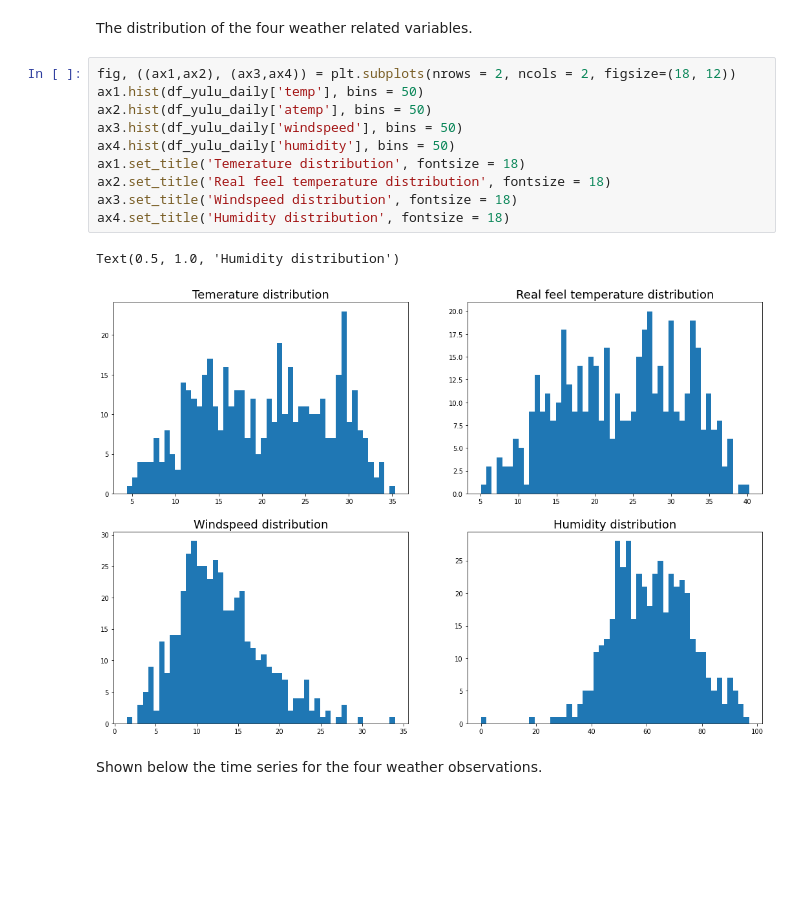
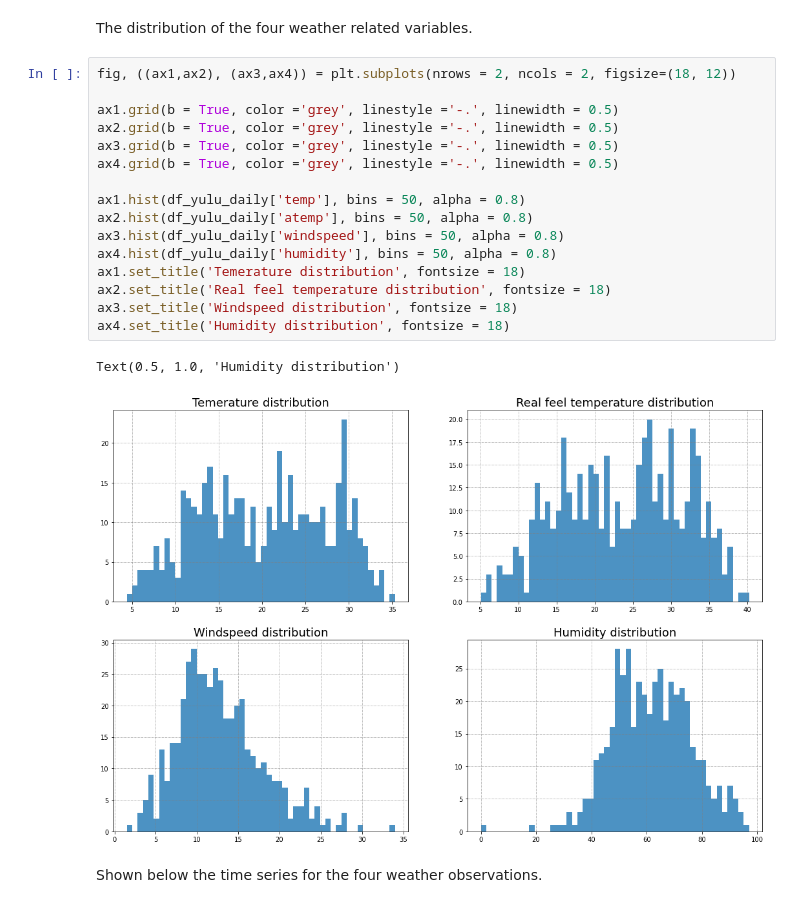
Before and after one commit to ptrGSKA/Business_case-Yulu-Hypothesis_testing, a Jupyter notebook: Yulu_Business_Hypothesis_Testing.ipynb, the cells around one changed output. Drawn from its saved outputs; the diff is of its cells as text; blank space fills up the shorter version.

Commit message:
Added description of the visualizations and data. Added and improved plots.

```diff
--- a/Yulu_Business_Hypothesis_Testing.ipynb
+++ b/Yulu_Business_Hypothesis_Testing.ipynb
@@ -260,17 +332,23 @@ plt.grid()
 The distribution of the four weather related variables.
 # %%
 fig, ((ax1,ax2), (ax3,ax4)) = plt.subplots(nrows = 2, ncols = 2, figsize=(18, 12))
-ax1.hist(df_yulu_daily['temp'], bins = 50)
-ax2.hist(df_yulu_daily['atemp'], bins = 50)
-ax3.hist(df_yulu_daily['windspeed'], bins = 50)
-ax4.hist(df_yulu_daily['humidity'], bins = 50)
+
+ax1.grid(b = True, color ='grey', linestyle ='-.', linewidth = 0.5)
+ax2.grid(b = True, color ='grey', linestyle ='-.', linewidth = 0.5)
+ax3.grid(b = True, color ='grey', linestyle ='-.', linewidth = 0.5)
+ax4.grid(b = True, color ='grey', linestyle ='-.', linewidth = 0.5)
+
+ax1.hist(df_yulu_daily['temp'], bins = 50, alpha = 0.8)
+ax2.hist(df_yulu_daily['atemp'], bins = 50, alpha = 0.8)
+ax3.hist(df_yulu_daily['windspeed'], bins = 50, alpha = 0.8)
+ax4.hist(df_yulu_daily['humidity'], bins = 50, alpha = 0.8)
 ax1.set_title('Temerature distribution', fontsize = 18)
 ax2.set_title('Real feel temperature distribution', fontsize = 18)
 ax3.set_title('Windspeed distribution', fontsize = 18)
 ax4.set_title('Humidity distribution', fontsize = 18)
 # %% [output]
 Text(0.5, 1.0, 'Humidity distribution')
-[figure, old version]
+[figure, new version]
 # %% [markdown]
 Shown below the time series for the four weather observations.
 # %%
```
Also changed, not shown: parts of 36 cells of this notebook.
